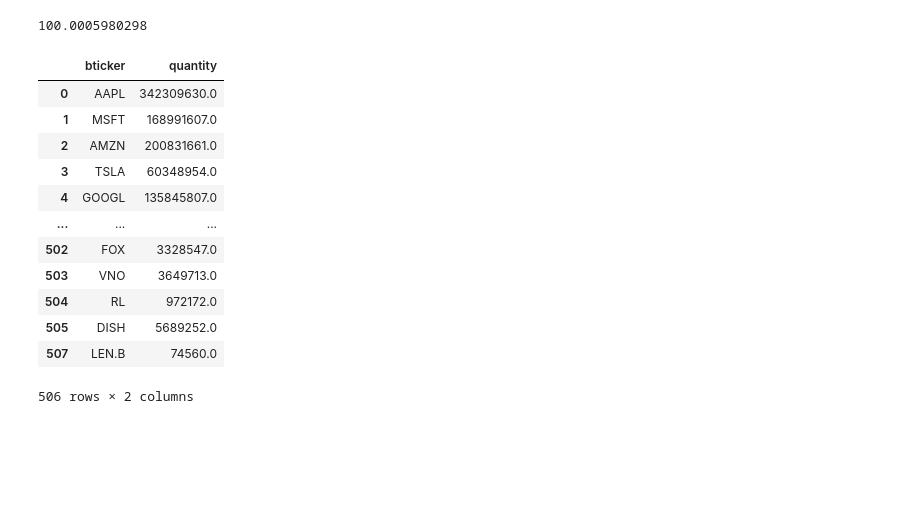
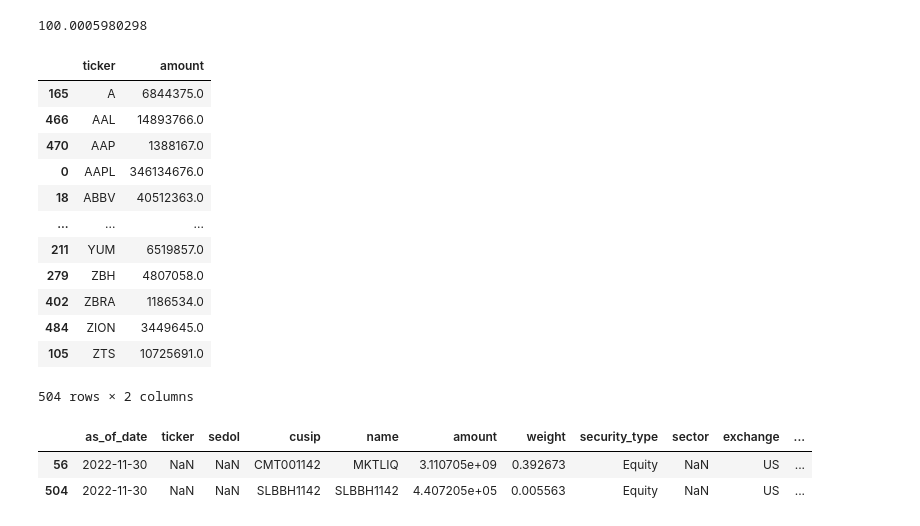
Before and after one commit to nikulpatel3141/ETF-Scraper, a Jupyter notebook: Notebooks/scripting.ipynb, the cells around one changed output. Saved outputs shown, nothing was run; the diff lists cells and outputs as text; code cells hidden in the pictures; blank space fills up the shorter version.

Commit message:
passing test for vanguard holdilngs

```diff
--- a/Notebooks/scripting.ipynb
+++ b/Notebooks/scripting.ipynb
@@ -116,8 +116,8 @@ with open("./test_IShares_IVV_holdings_current_resp.csv", 'wb') as f:
 # %%
 from etf_scraper.scrapers import VanguardListings
 
-item_id = "3341"
-holdings_resp = VanguardListings.retrieve_holdings_(item_id, date(year=2022, month=11, day=30))
+item_id = "0968"
+holdings_resp = VanguardListings.retrieve_holdings_("VOO", item_id, date(year=2022, month=11, day=30))
 # %% [output]
 {'as-of-date': '2022-11-30'}
 # %%
@@ -176,18 +183,24 @@ vanspx['mktValPercent'].sum()
 # %% [output]
 100.0005980298
 # %%
-vanspx[~vanspx['bticker'].isna()][['bticker', 'quantity']]#.sort_values(by='bticker').to_clipboard(index=False)
+holdings_resp[~holdings_resp['ticker'].isna()][['ticker', 'amount']].sort_values(by='ticker')#.to_clipboard(index=False)
 # %% [output]
-|  | bticker | quantity |
-| 0 | AAPL | 342309630.0 |
-| 1 | MSFT | 168991607.0 |
-| 2 | AMZN | 200831661.0 |
-| 3 | TSLA | 60348954.0 |
-| 4 | GOOGL | 135845807.0 |
+|  | ticker | amount |
+| 165 | A | 6844375.0 |
+| 466 | AAL | 14893766.0 |
+| 470 | AAP | 1388167.0 |
+| 0 | AAPL | 346134676.0 |
+| 18 | ABBV | 40512363.0 |
 | ... | ... | ... |
-| 502 | FOX | 3328547.0 |
-| 503 | VNO | 3649713.0 |
-| 504 | RL | 972172.0 |
-| 505 | DISH | 5689252.0 |
-| 507 | LEN.B | 74560.0 |
+| 211 | YUM | 6519857.0 |
+| 279 | ZBH | 4807058.0 |
+| 402 | ZBRA | 1186534.0 |
+| 484 | ZION | 3449645.0 |
+| 105 | ZTS | 10725691.0 |
-506 rows × 2 columns
+504 rows × 2 columns
+# %%
+holdings_resp[holdings_resp['ticker'].isna()]
+# %% [output]
+|  | as_of_date | ticker | sedol | cusip | name | amount | weight | security_type | sector | exchange | ... |
+| 56 | 2022-11-30 | NaN | NaN | CMT001142 | MKTLIQ | 3.110705e+09 | 0.392673 | Equity | NaN | US | ... |
+| 504 | 2022-11-30 | NaN | NaN | SLBBH1142 | SLBBH1142 | 4.407205e+05 | 0.005563 | Equity | NaN | US | ... |
```
Also changed, not shown: parts of 3 cells of this notebook, 2 other files.
